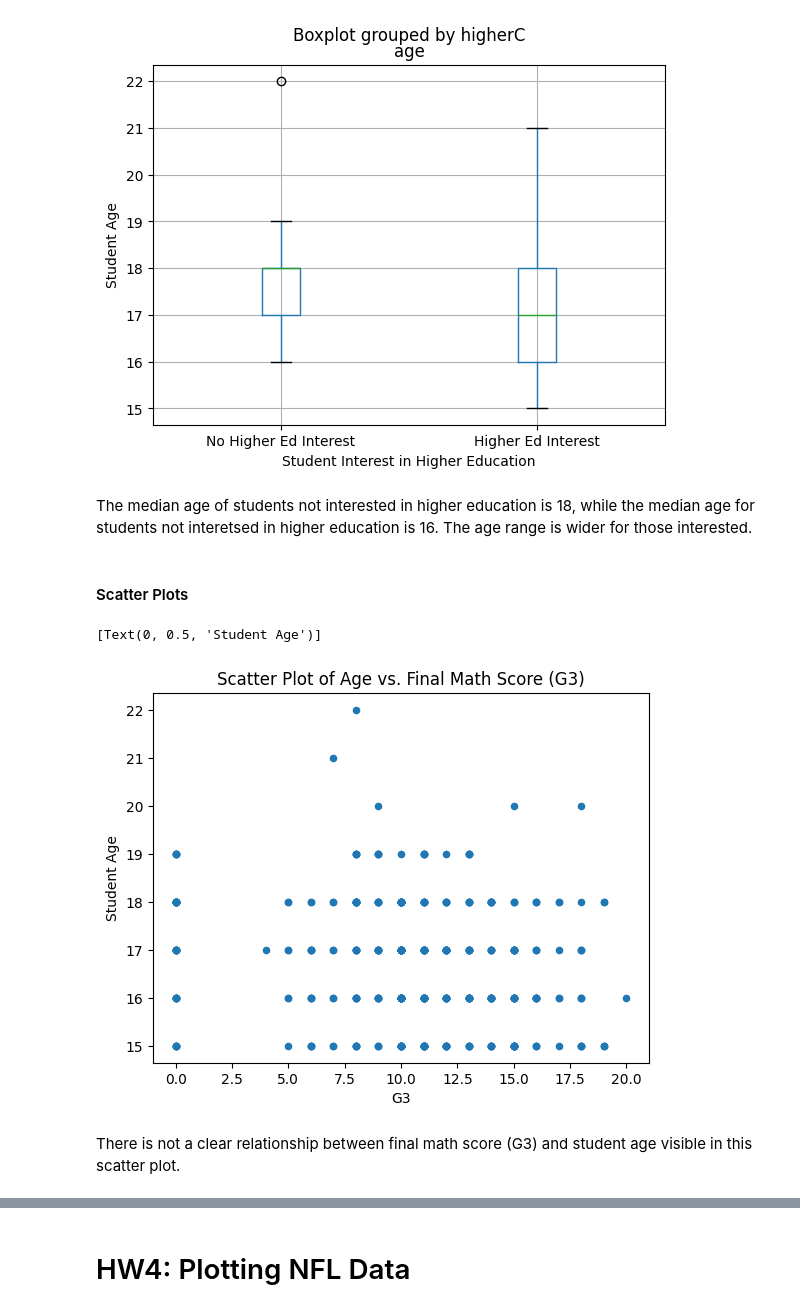
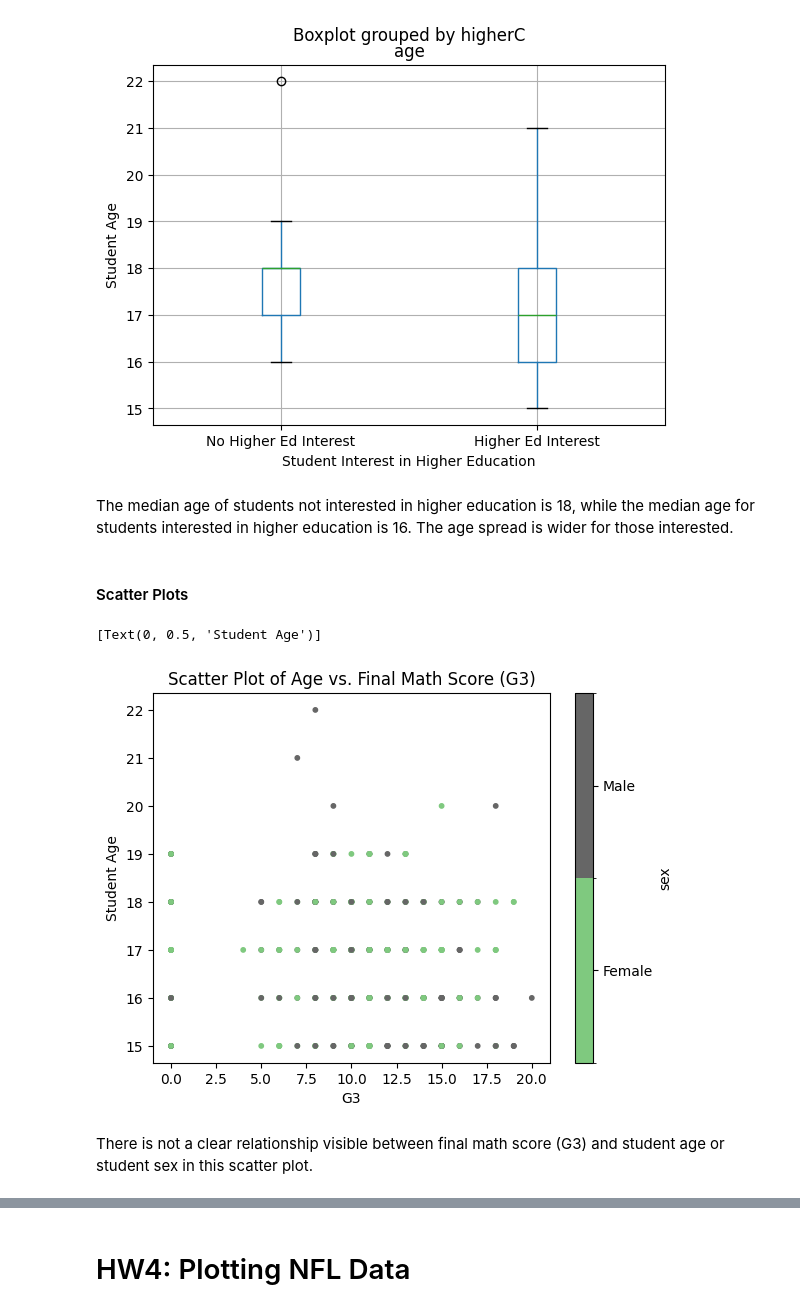
Before and after one commit to lytyler/ST554_Homework4, a Jupyter notebook: Homework4.ipynb, the cells around one changed output, grey strips where cells are left out. Cells and saved outputs as stored; diff of their text form; code cells hidden in the pictures.

```diff
--- a/Homework4.ipynb
+++ b/Homework4.ipynb
@@ -364,16 +364,16 @@ student_data.boxplot(column = "age", by = "higherC") \
  Text(0, 0.5, 'Student Age')]
 [figure]
 # %% [markdown]
-The median age of students not interested in higher education is 18, while the median age for students not interetsed in higher education is 16. The age range is wider for those interested.
+The median age of students not interested in higher education is 18, while the median age for students interested in higher education is 16. The age spread is wider for those interested.
 # %% [markdown]
 #### Scatter Plots
 # %%
-student_data.plot.scatter(x = "G3", y = "age",
+student_data.plot.scatter(x = "G3", y = "age", c = "sex", cmap = "Accent", s = 10,
                           title = "Scatter Plot of Age vs. Final Math Score (G3)") \
                           .set(ylabel = "Student Age")
 # %% [output]
 [Text(0, 0.5, 'Student Age')]
-[figure, old version]
+[figure, new version]
 # %% [markdown]
-There is not a clear relationship between final math score (G3) and student age visible in this scatter plot.
+There is not a clear relationship visible between final math score (G3) and student age or student sex in this scatter plot.
 # %%
```
Also changed, not shown: parts of 23 cells of this notebook.
